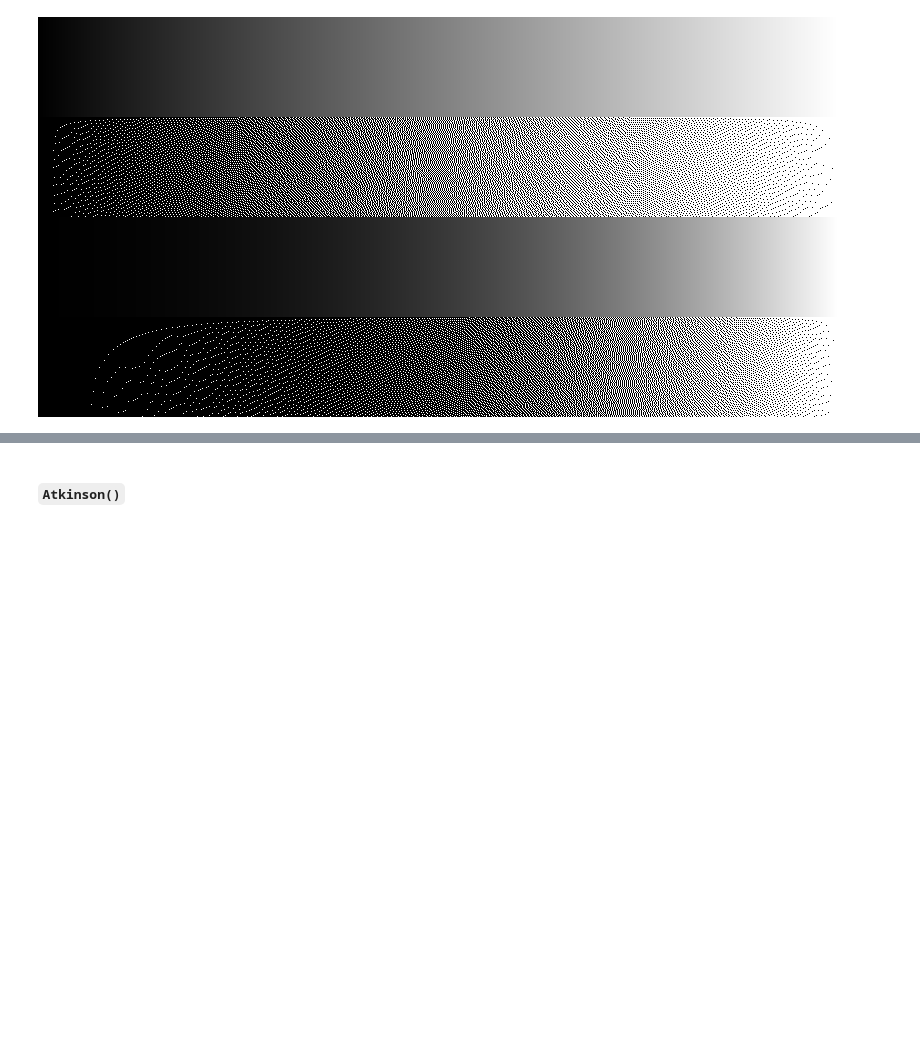
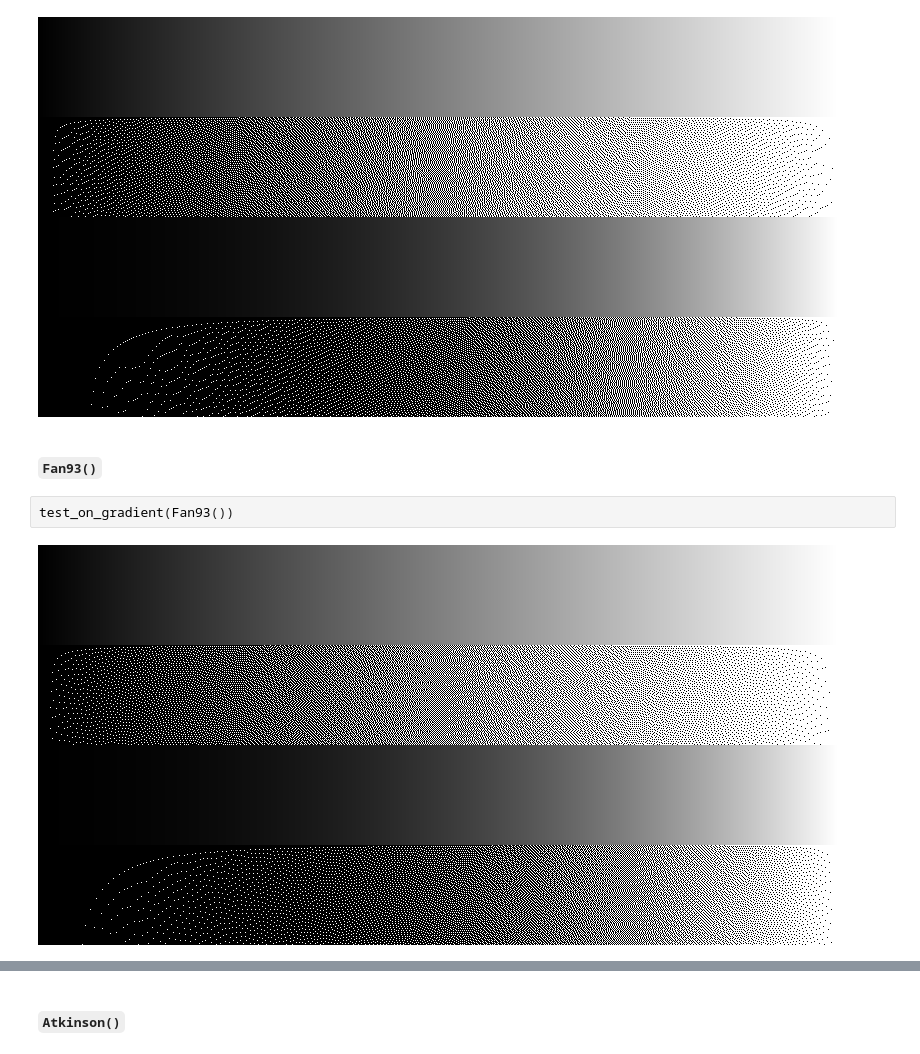
Before and after one commit to JuliaImages/DitherPunk.jl, a Jupyter notebook: dev/generated/gallery_gradient.ipynb, the cells around one changed output, grey strips where cells are left out. Saved outputs shown, nothing was run; the diff lists cells and outputs as text; blank space fills up the shorter version.

```diff
--- a/dev/generated/gallery_gradient.ipynb
+++ b/dev/generated/gallery_gradient.ipynb
@@ -142,3 +142,9 @@ test_on_gradient(TwoRowSierra())
 test_on_gradient(SierraLite())
 # %% [output]
 [figure]
+# %% [markdown]
+#### `Fan93()`
+# %%
+test_on_gradient(Fan93())
+# %% [output]
+[figure, added]
```
Also changed, not shown: parts of 5 cells of this notebook, 13 other files.
